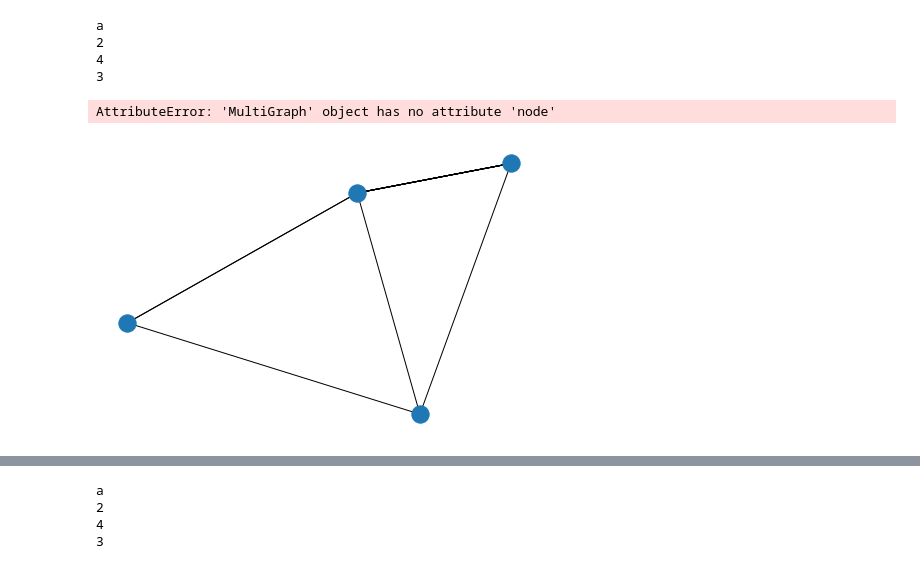
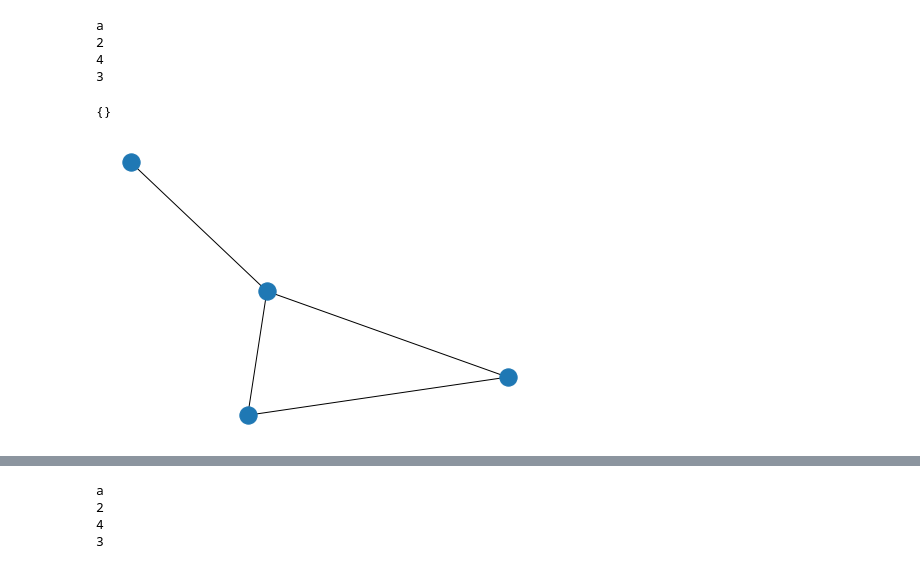
Before and after one commit to hera0109/Intern_prestudy2020, a Jupyter notebook: code/test.ipynb, the cells around one changed output, grey strips where cells are left out. Saved outputs shown, nothing was run; the diff lists cells and outputs as text; code cells hidden in the pictures.

```diff
--- a/code/test.ipynb
+++ b/code/test.ipynb
@@ -11,17 +11,17 @@ import collections
 # %%
 G = nx.MultiGraph()
 #G.add_nodes_from(['a',2,3])
-G.add_edges_from([('a',2),('a',2),('a',4),(2,4)
-,(2,3),(2,3),(2,3),(2,3),(2,3),(2,3),(2,3),(2,3),(2,3),(3,4)])
+G.add_edges_from([('a',2),('a',4),(2,4)
+,(2,3)])
 nx.draw(G, label=True)
-
+#G.remove_node(2)
 for node in G:
     print(node)
-G.node['a']
+G.nodes['a']
 # %% [output]
 a
 2
 4
 3
-AttributeError: 'MultiGraph' object has no attribute 'node'
+{}
-[figure, old version]
+[figure, new version]
```
Also changed, not shown: parts of 1 cell of this notebook, 9 other files.
